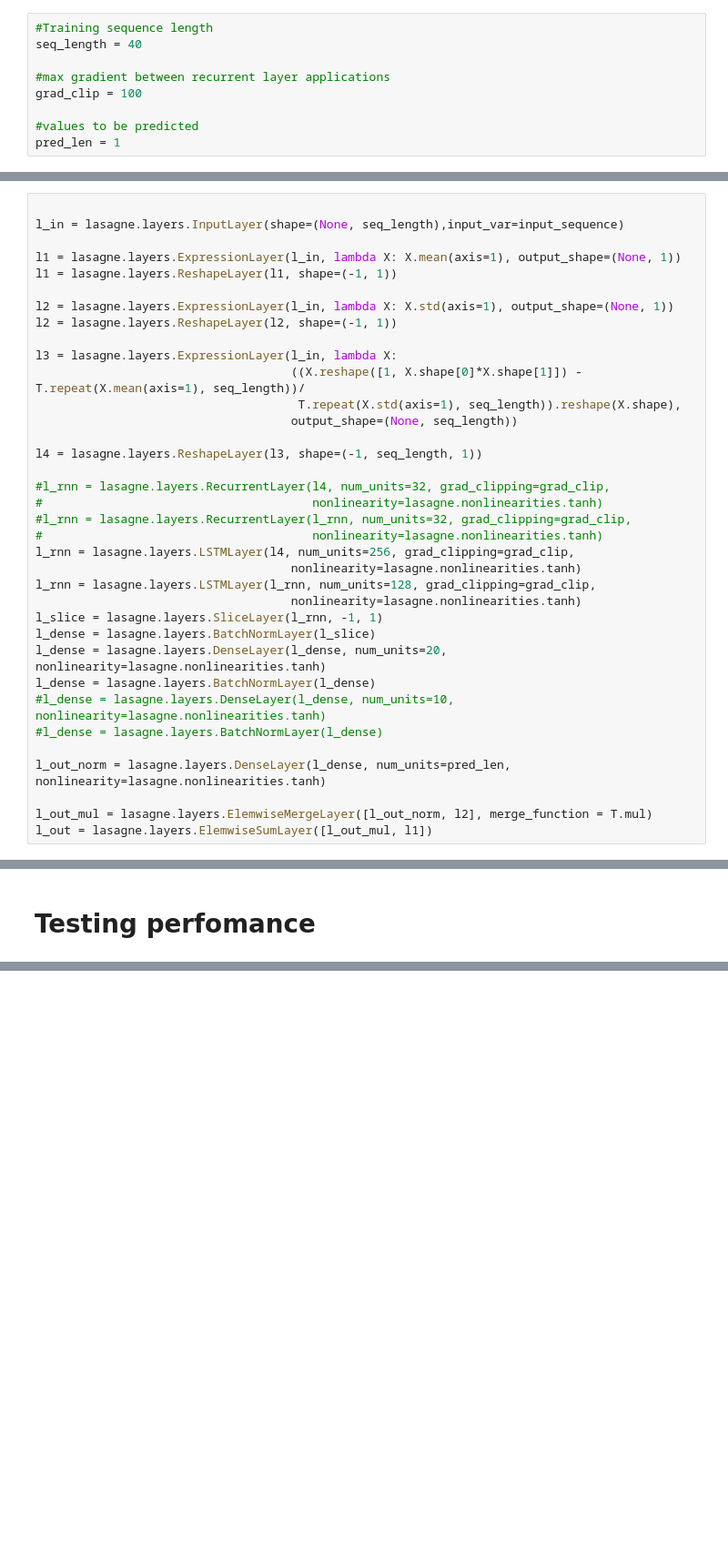
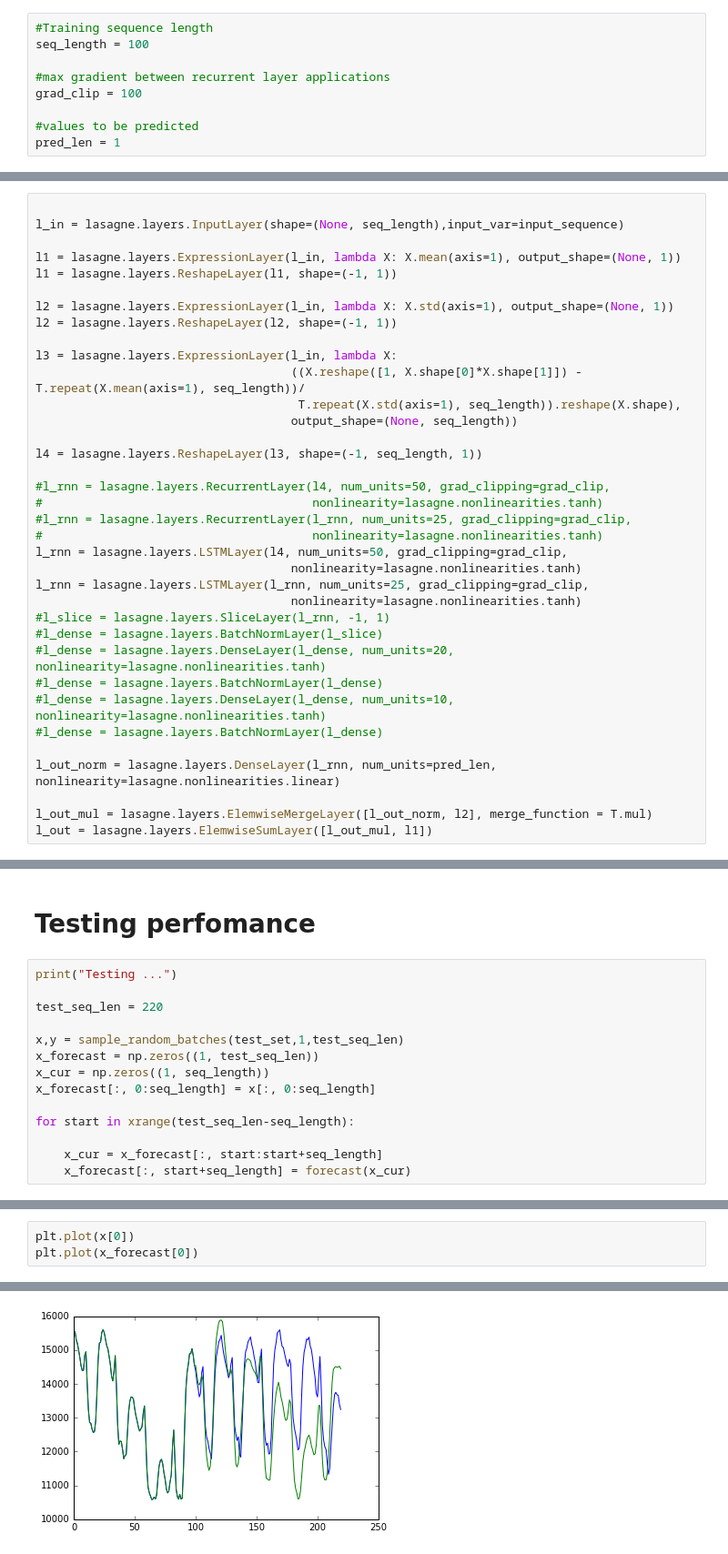
Before and after one commit to Mariewelt/Time-series-forecasting, a Jupyter notebook: Time series forecasting.ipynb, the cells around one changed output, grey strips where cells are left out. Shown: that part at 91% size. Drawn from its saved outputs; the diff is of its cells as text; blank space fills up the shorter version.

```diff
--- a/Time series forecasting.ipynb
+++ b/Time series forecasting.ipynb
@@ -99,7 +96,7 @@ def sample_random_batches(source,n_batches=10, seq_len=20):
 # Constants
 # %%
 #Training sequence length
-seq_length = 40
+seq_length = 100
 
 #max gradient between recurrent layer applications
 grad_clip = 100
@@ -130,22 +127,22 @@ l3 = lasagne.layers.ExpressionLayer(l_in, lambda X:
 
 l4 = lasagne.layers.ReshapeLayer(l3, shape=(-1, seq_length, 1))
 
-#l_rnn = lasagne.layers.RecurrentLayer(l4, num_units=32, grad_clipping=grad_clip,
+#l_rnn = lasagne.layers.RecurrentLayer(l4, num_units=50, grad_clipping=grad_clip,
 #                                      nonlinearity=lasagne.nonlinearities.tanh)
-#l_rnn = lasagne.layers.RecurrentLayer(l_rnn, num_units=32, grad_clipping=grad_clip,
+#l_rnn = lasagne.layers.RecurrentLayer(l_rnn, num_units=25, grad_clipping=grad_clip,
 #                                      nonlinearity=lasagne.nonlinearities.tanh)
-l_rnn = lasagne.layers.LSTMLayer(l4, num_units=256, grad_clipping=grad_clip,
+l_rnn = lasagne.layers.LSTMLayer(l4, num_units=50, grad_clipping=grad_clip,
                                     nonlinearity=lasagne.nonlinearities.tanh)
-l_rnn = lasagne.layers.LSTMLayer(l_rnn, num_units=128, grad_clipping=grad_clip,
+l_rnn = lasagne.layers.LSTMLayer(l_rnn, num_units=25, grad_clipping=grad_clip,
                                     nonlinearity=lasagne.nonlinearities.tanh)
-l_slice = lasagne.layers.SliceLayer(l_rnn, -1, 1)
-l_dense = lasagne.layers.BatchNormLayer(l_slice)
-l_dense = lasagne.layers.DenseLayer(l_dense, num_units=20, nonlinearity=lasagne.nonlinearities.tanh)
-l_dense = lasagne.layers.BatchNormLayer(l_dense)
+#l_slice = lasagne.layers.SliceLayer(l_rnn, -1, 1)
+#l_dense = lasagne.layers.BatchNormLayer(l_slice)
+#l_dense = lasagne.layers.DenseLayer(l_dense, num_units=20, nonlinearity=lasagne.nonlinearities.tanh)
+#l_dense = lasagne.layers.BatchNormLayer(l_dense)
 #l_dense = lasagne.layers.DenseLayer(l_dense, num_units=10, nonlinearity=lasagne.nonlinearities.tanh)
 #l_dense = lasagne.layers.BatchNormLayer(l_dense)
 
-l_out_norm = lasagne.layers.DenseLayer(l_dense, num_units=pred_len, nonlinearity=lasagne.nonlinearities.tanh)
+l_out_norm = lasagne.layers.DenseLayer(l_rnn, num_units=pred_len, nonlinearity=lasagne.nonlinearities.linear)
 
 l_out_mul = lasagne.layers.ElemwiseMergeLayer([l_out_norm, l2], merge_function = T.mul)
 l_out = lasagne.layers.ElemwiseSumLayer([l_out_mul, l1])
@@ -213,2 +231,16 @@ for epoch in xrange(n_epochs):
 # %% [markdown]
 # Testing perfomance
+# %%
+print("Testing ...")
+
+test_seq_len = 220
+
+x,y = sample_random_batches(test_set,1,test_seq_len)
+x_forecast = np.zeros((1, test_seq_len))
+x_cur = np.zeros((1, seq_length))
+x_forecast[:, 0:seq_length] = x[:, 0:seq_length]
+
+for start in xrange(test_seq_len-seq_length):
+
+    x_cur = x_forecast[:, start:start+seq_length]
+    x_forecast[:, start+seq_length] = forecast(x_cur)
@@ -214,0 +249,4 @@ for epoch in xrange(n_epochs):
+# %%
+plt.plot(x[0])
+plt.plot(x_forecast[0])
+# %% [output]
@@ -214,0 +254 @@ for epoch in xrange(n_epochs):
+[figure, added]
```
Also changed, not shown: parts of 14 cells of this notebook, 7 other files.
